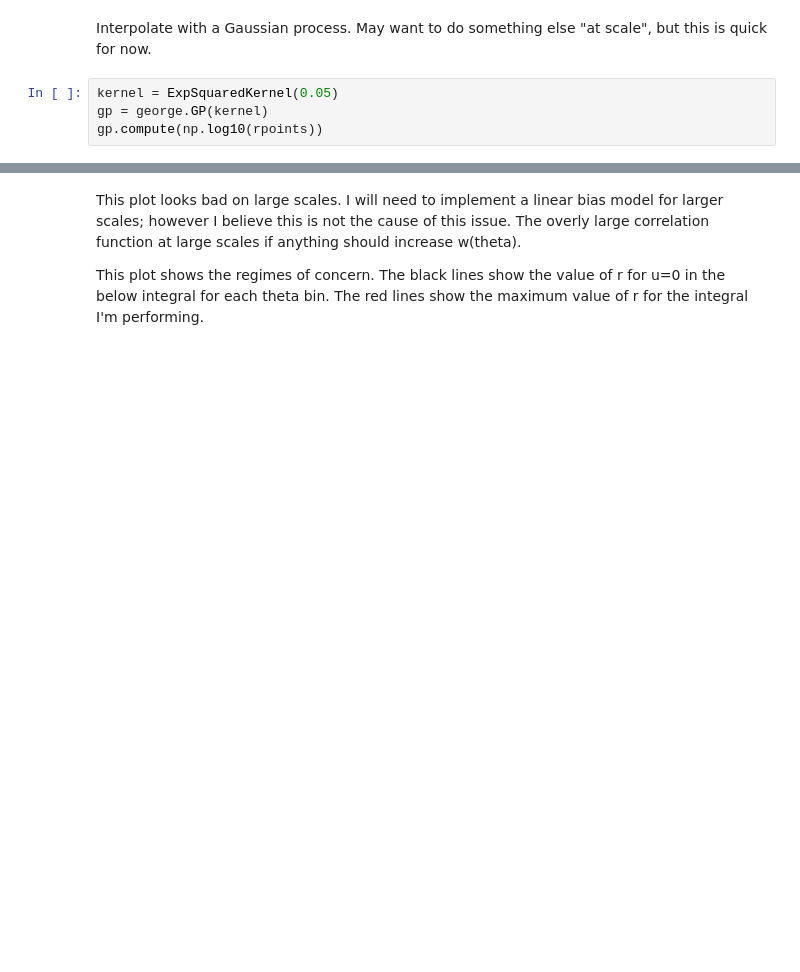
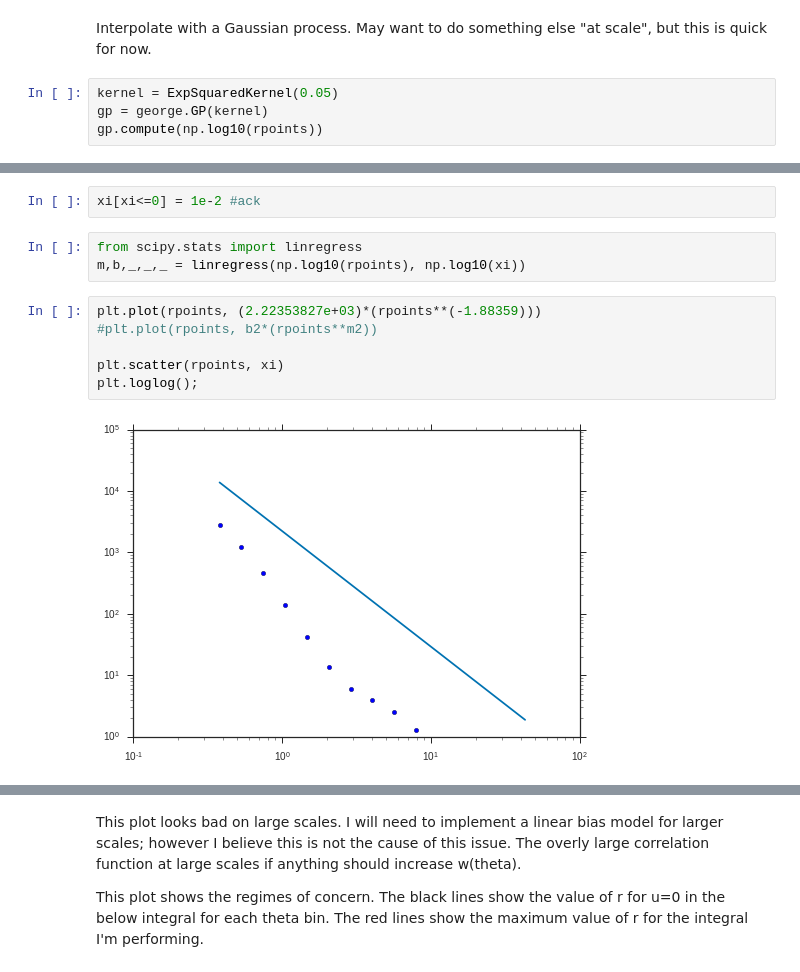
Before and after one commit to mclaughlin6464/pearce, a Jupyter notebook: notebooks/wt Integral calculation.ipynb, the cells around one changed output, grey strips where cells are left out. Saved outputs shown, nothing was run; the diff lists cells and outputs as text; blank space fills up the shorter version.

```diff
--- a/notebooks/wt Integral calculation.ipynb
+++ b/notebooks/wt Integral calculation.ipynb
@@ -213,0 +243,13 @@ print xi
+# %%
+xi[xi<=0] = 1e-2 #ack
+# %%
+from scipy.stats import linregress
+m,b,_,_,_ = linregress(np.log10(rpoints), np.log10(xi))
+# %%
+plt.plot(rpoints, (2.22353827e+03)*(rpoints**(-1.88359)))
+#plt.plot(rpoints, b2*(rpoints**m2))
+
+plt.scatter(rpoints, xi)
+plt.loglog();
+# %% [output]
+[figure, added]
```
Also changed, not shown: parts of 56 cells of this notebook, 2 other files.
